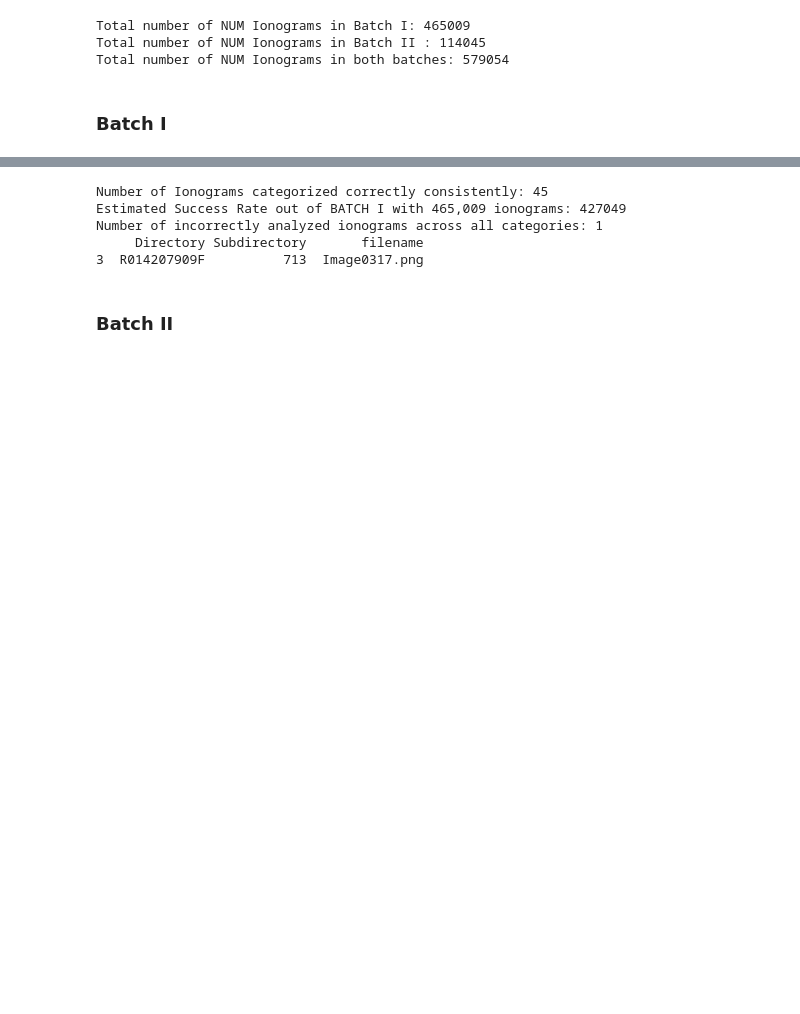
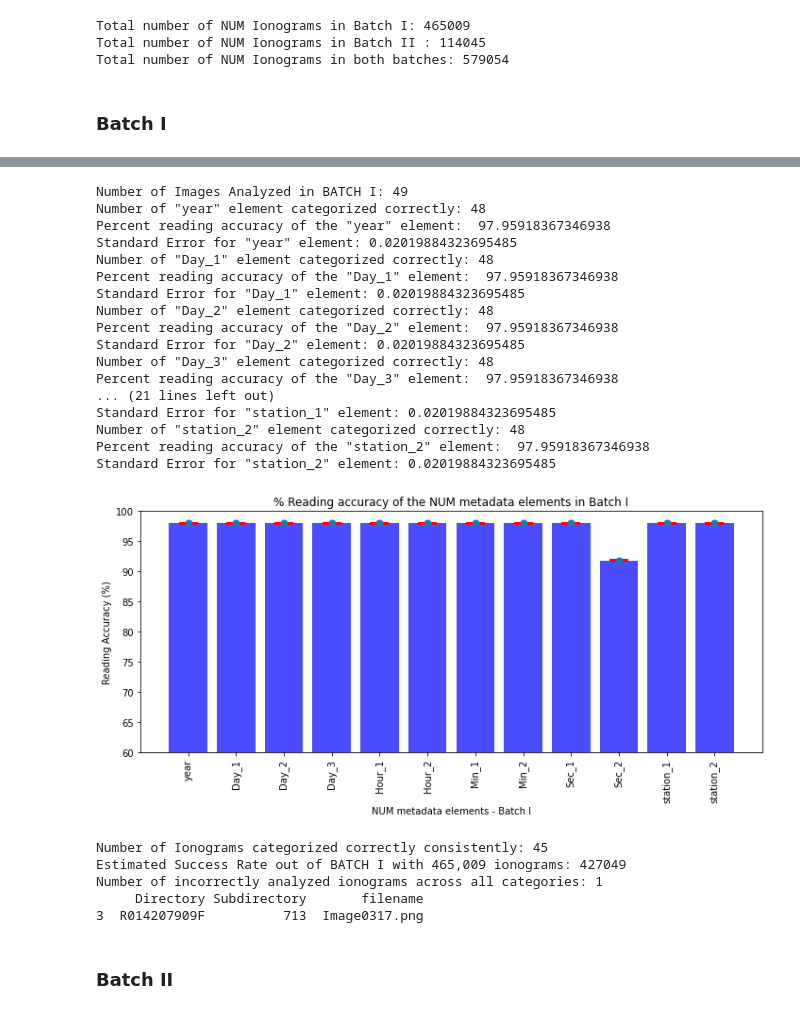
Before and after one commit to asc-csa/Alouette_ISIS_extract, a Jupyter notebook: code/C_Overall Metadata Reading Accuracy for Alouette-1.ipynb, the cells around one changed output, grey strips where cells are left out. Saved outputs shown, nothing was run; the diff lists cells and outputs as text; code cells hidden in the pictures; blank space fills up the shorter version.

```diff
--- a/code/C_Overall Metadata Reading Accuracy for Alouette-1.ipynb
+++ b/code/C_Overall Metadata Reading Accuracy for Alouette-1.ipynb
@@ -92,3 +42,54 @@ Standard Error for "station_2" element: 0.02019884323695485
+# %%
+df_I = pd.read_csv("L:/DATA/Alouette_I/BATCH_I_Run2/07_Accuracy/BatchI_QA.csv")
+total_I = len(df_I)
+print ('Number of Images Analyzed in BATCH I:', total_I)
+
+categorical_columns = ['year','Day_1','Day_2','Day_3','Hour_1','Hour_2','Min_1',
+                       'Min_2','Sec_1','Sec_2','station_1','station_2']
+accuracy_data = []
+for column in categorical_columns:
+    col_sum = df_I[column].sum()
+    accuracy_percent = (col_sum/total_I)*100
+    p = accuracy_percent/100
+    standard_error = np.sqrt(p*(1-p)/total_I)
+
+    print(f'Number of "{column}" element categorized correctly:' , col_sum)
+    print (f'Percent reading accuracy of the "{column}" element: ', accuracy_percent)
+    print (f'Standard Error for "{column}" element:', standard_error)
+
+    accuracy_data.append ((column, accuracy_percent,standard_error))
+
+fig = plt.figure(figsize = (10, 5))
+categories, accuracies, standard_error  = zip(*accuracy_data)
+plt.bar (categories, accuracies, color = 'blue', alpha = 0.7)
+plt.errorbar(categories, accuracies, yerr = standard_error,fmt= 'o', capsize = 10, ecolor = 'red', elinewidth = 2, markeredgewidth = 2)
+plt.ylim(60, 100)
+
+plt.title ("% Reading accuracy of the NUM metadata elements in Batch I")
+plt.xlabel("NUM metadata elements - Batch I")
+plt.ylabel("Reading Accuracy (%)")
+plt.xticks(rotation=90)
+plt.tight_layout()
+plt.show()
+# %% [output]
+Number of Images Analyzed in BATCH I: 49
+Number of "year" element categorized correctly: 48
+Percent reading accuracy of the "year" element:  97.95918367346938
+Standard Error for "year" element: 0.02019884323695485
+Number of "Day_1" element categorized correctly: 48
+Percent reading accuracy of the "Day_1" element:  97.95918367346938
+Standard Error for "Day_1" element: 0.02019884323695485
+Number of "Day_2" element categorized correctly: 48
+Percent reading accuracy of the "Day_2" element:  97.95918367346938
+Standard Error for "Day_2" element: 0.02019884323695485
+Number of "Day_3" element categorized correctly: 48
+Percent reading accuracy of the "Day_3" element:  97.95918367346938
+... (21 lines left out)
+Standard Error for "station_1" element: 0.02019884323695485
+Number of "station_2" element categorized correctly: 48
+Percent reading accuracy of the "station_2" element:  97.95918367346938
+Standard Error for "station_2" element: 0.02019884323695485
+[figure, added]
 # %%
 # BATCH I - Summary
 df_I = df_I.loc[df_I['Issue'] != 'None']
```
Also changed, not shown: parts of 6 cells of this notebook.
